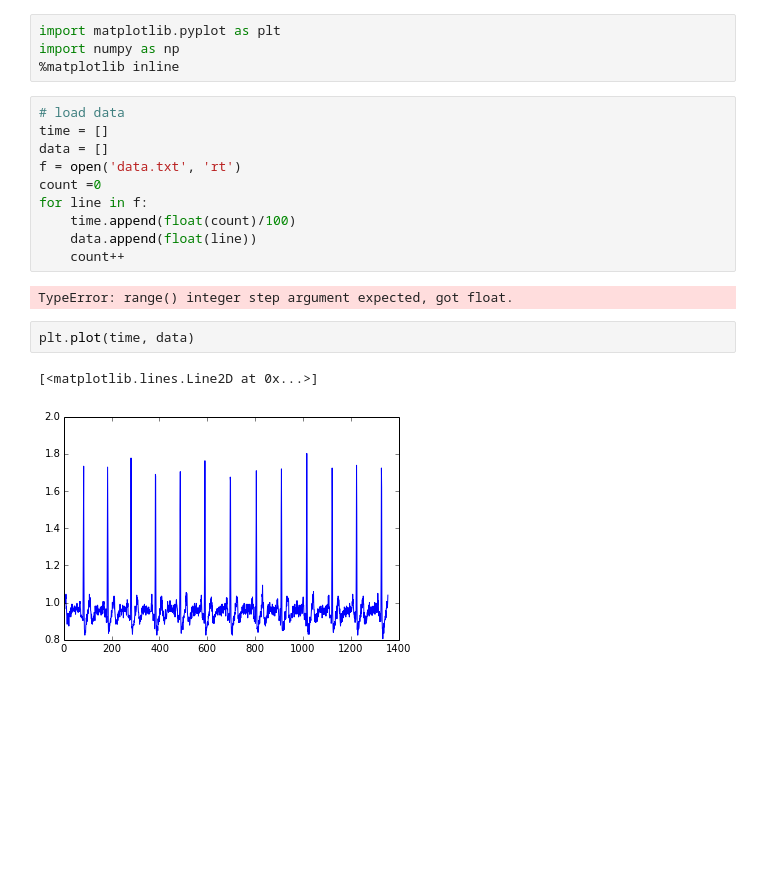
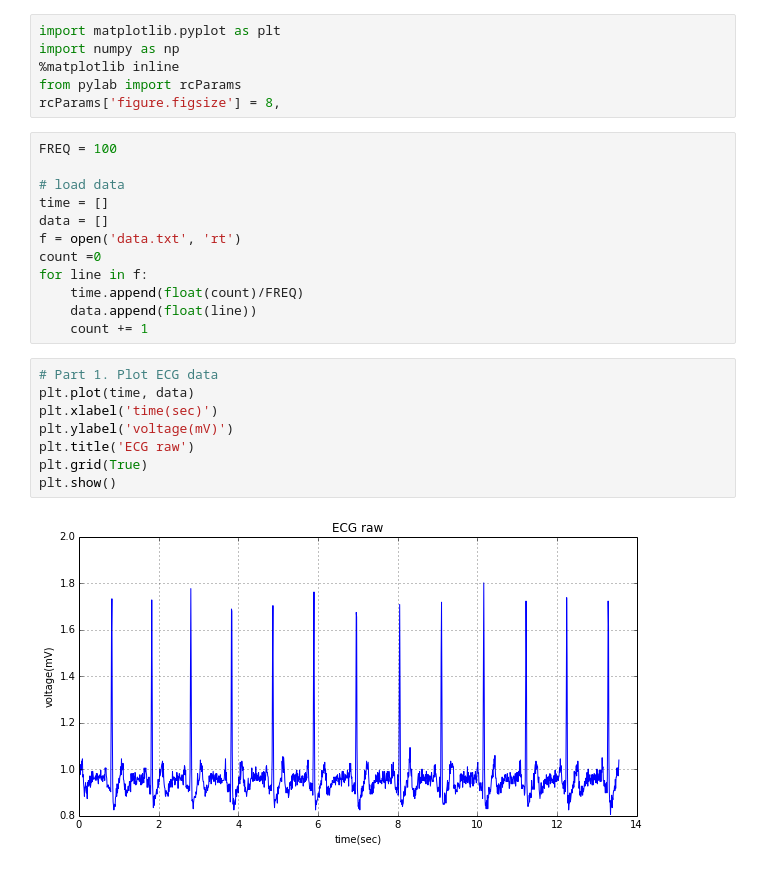
Before and after one commit to jingdai2014/ECG_analysis, a Jupyter notebook: Lab3.ipynb, the cells around one changed output. Saved outputs shown, nothing was run; the diff lists cells and outputs as text; blank space fills up the shorter version.

```diff
--- a/Lab3.ipynb
+++ b/Lab3.ipynb
@@ -2,20 +2,27 @@
 import matplotlib.pyplot as plt
 import numpy as np
 %matplotlib inline
+from pylab import rcParams
+rcParams['figure.figsize'] = 8,
 # %%
+FREQ = 100
+
 # load data
 time = []
 data = []
 f = open('data.txt', 'rt')
 count =0
 for line in f:
-    time.append(float(count)/100)
+    time.append(float(count)/FREQ)
     data.append(float(line))
-    count++
+    count += 1
-# %% [output]
-TypeError: range() integer step argument expected, got float.
-# %%
-plt.plot(time, data)
-# %% [output]
-[<matplotlib.lines.Line2D at 0x...>]
-[figure, removed]
+# %%
+# Part 1. Plot ECG data
+plt.plot(time, data)
+plt.xlabel('time(sec)')
+plt.ylabel('voltage(mV)')
+plt.title('ECG raw')
+plt.grid(True)
+plt.show()
+# %% [output]
+[figure, added]
```
Also changed, not shown: parts of 6 cells of this notebook.
